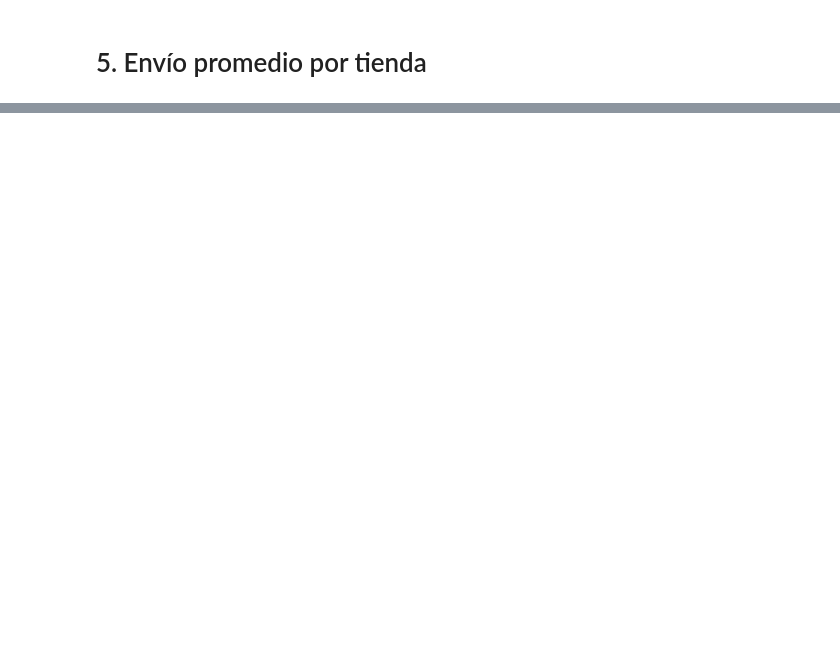
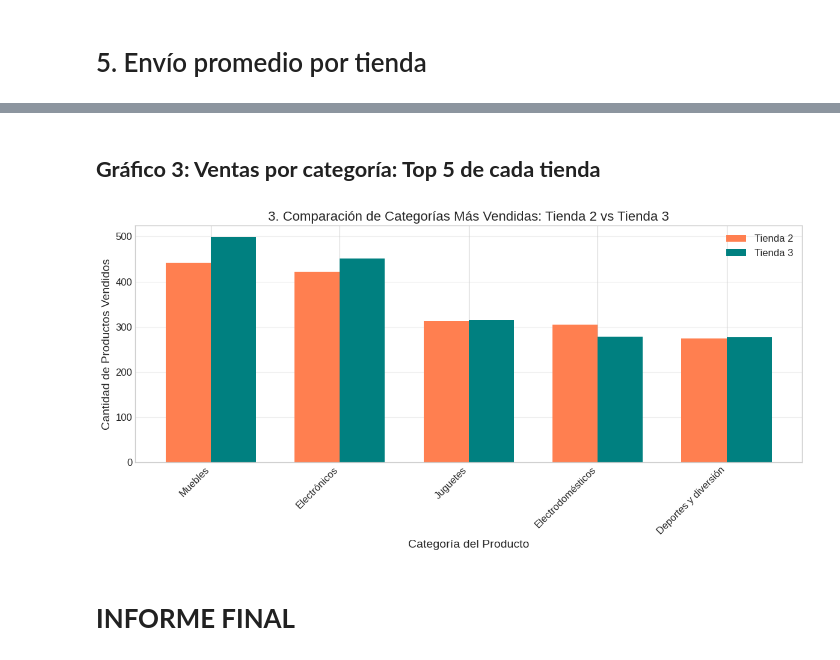
Before and after one commit to shivyu/ChallengePythonSilviaGranados, a Jupyter notebook: AluraStoreLatam_SilviaGranados.ipynb, the cells around one changed output, grey strips where cells are left out. Drawn from its saved outputs; the diff is of its cells as text; code cells hidden in the pictures; blank space fills up the shorter version.

Commit message:
INFORME
Realicé las actividades y dada la respuesta a la consulta.
Gráficas realizadas
Informe realizado

```diff
--- a/AluraStoreLatam_SilviaGranados.ipynb
+++ b/AluraStoreLatam_SilviaGranados.ipynb
@@ -33,0 +305,28 @@ tienda.head()
+# %% [markdown]
+## **Gráfico 3: Ventas por categoría: Top 5 de cada tienda**
+# %%
+plt.figure(figsize=(12, 6))
+
+# Para Tienda 2
+cat_t2 = tienda_2.groupby('Categoría del Producto').size().sort_values(ascending=False).head(5)
+# Para Tienda 3
+cat_t3 = tienda_3.groupby('Categoría del Producto').size().sort_values(ascending=False).head(5)
+
+x = range(len(cat_t2))
+width = 0.35
+
+plt.bar([i - width/2 for i in x], cat_t2.values, width, label='Tienda 2', color='coral')
+plt.bar([i + width/2 for i in x], cat_t3.values, width, label='Tienda 3', color='teal')
+
+plt.xlabel('Categoría del Producto', fontsize=14)
+plt.ylabel('Cantidad de Productos Vendidos', fontsize=14)
+plt.title('3. Comparación de Categorías Más Vendidas: Tienda 2 vs Tienda 3', fontsize=16)
+plt.xticks(x, cat_t2.index, rotation=45, ha='right')
+plt.legend()
+plt.grid(axis='y', alpha=0.3)
+plt.tight_layout()
+plt.show()
+# %% [output]
+[figure, added]
+# %% [markdown]
+# **INFORME FINAL**
```
Also changed, not shown: parts of 23 cells of this notebook.
